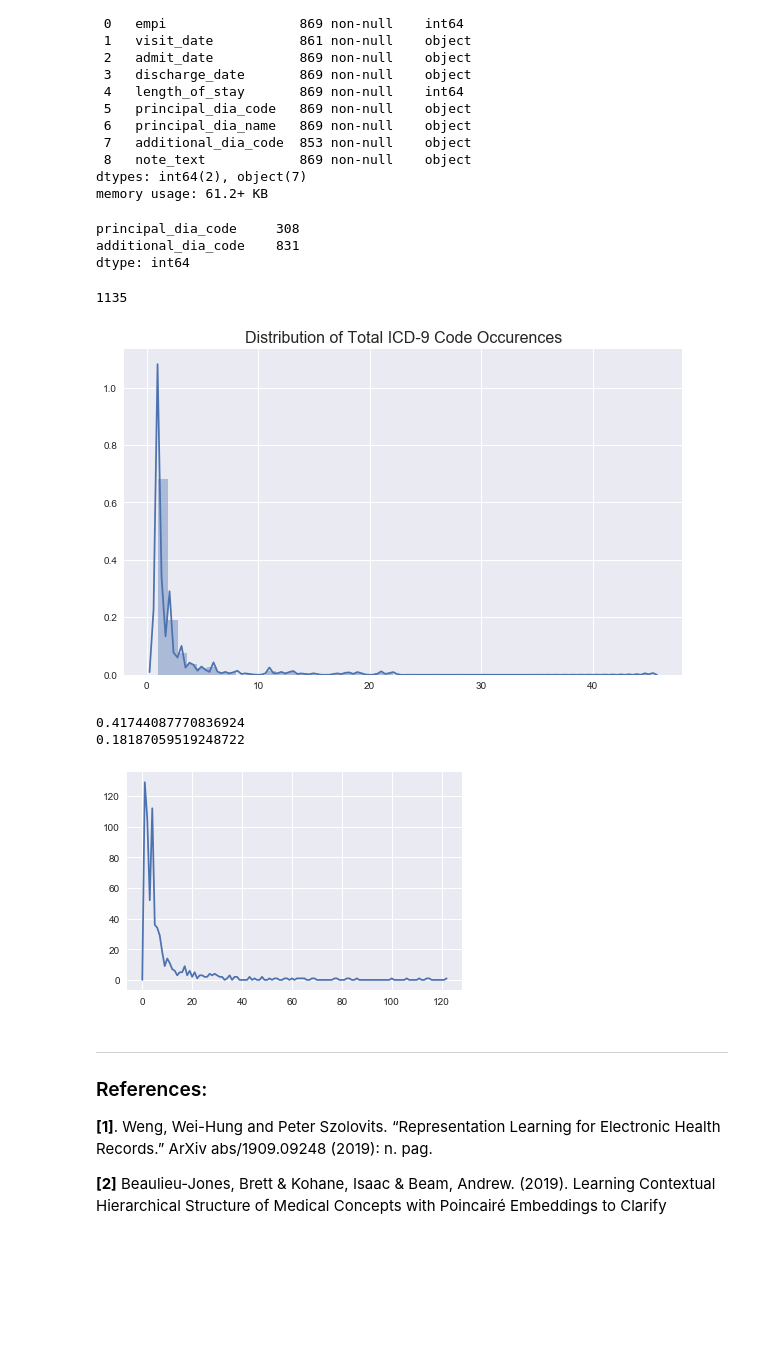
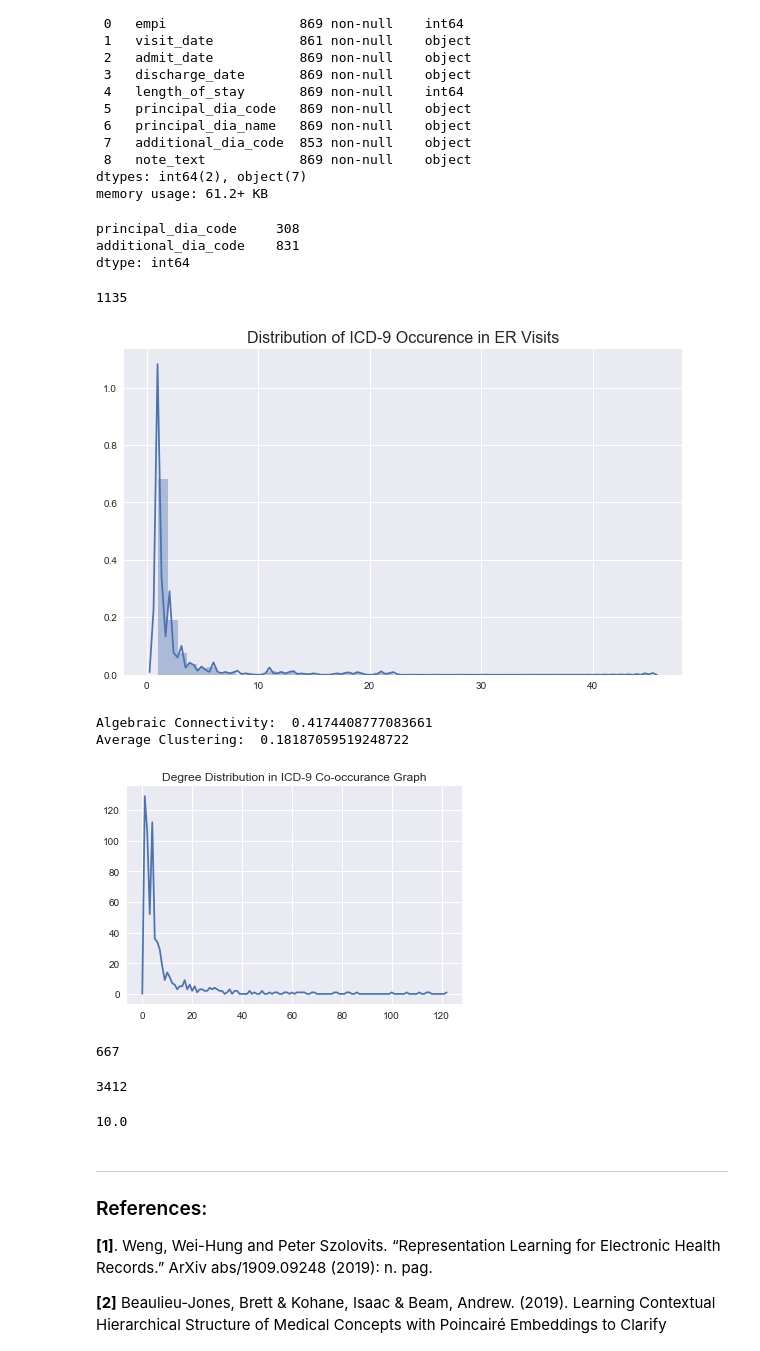
Before and after one commit to drewwilimitis/Hyperbolic-ICD-Embeddings-MIMIC3, a Jupyter notebook: hyperbolic_embedding_ICD9.ipynb, the cells around one changed output. Drawn from its saved outputs; the diff is of its cells as text; code cells hidden in the pictures; blank space fills up the shorter version.

```diff
--- a/hyperbolic_embedding_ICD9.ipynb
+++ b/hyperbolic_embedding_ICD9.ipynb
@@ -685,34 +686,56 @@ diagnoses.columns = ['icd_code', 'occurences']
 ed_notes[['principal_dia_code', 'additional_dia_code']].nunique()
 len(np.unique(ed_notes.dropna()[['principal_dia_code', 'additional_dia_code']].values))
 _ = plt.figure(figsize=(10,6))
-_ = plt.title('Distribution of Total ICD-9 Code Occurences', size=16)
+_ = plt.title('Distribution of ICD-9 Occurence in ER Visits', size=16)
 _ = sns.distplot(diagnoses.occurences.values)
 # %% [output]
 principal_dia_code     308
 additional_dia_code    831
 dtype: int64
 1135
-[figure, old version]
+[figure, new version]
 # %%
+# define edge pairs from secondary codes to primary icd code
 edges = []
 for i in range(len(ed_notes)):
     if ed_notes.iloc[i].isna().sum() > 0:
         continue
     primary_code = ed_notes.principal_dia_code[i]
     if ',' in ed_notes.additional_dia_code[i]:
         secondary_codes = ed_notes.additional_dia_code[i].split(",")
         for code in secondary_codes:
             edges.append([code, primary_code])
     else:
         edges.append([ed_notes.additional_dia_code[i], primary_code])
 G = nx.Graph(edges)
-print(nx.algebraic_connectivity(G))
-print(nx.average_clustering(G))
-plt.plot(nx.degree_histogram(G));
+print('Algebraic Connectivity: ', nx.algebraic_connectivity(G))
+print('Average Clustering: ', nx.average_clustering(G))
+plt.plot(nx.degree_histogram(G))
+plt.title('Degree Distribution in ICD-9 Co-occurance Graph');
 # %% [output]
-0.41744087770836924
-0.18187059519248722
+Algebraic Connectivity:  0.4174408777083661
+Average Clustering:  0.18187059519248722
-[figure, old version]
+[figure, new version]
+# %%
+# get unique icd codes
+node_list = []
+add_codes = np.array(ed_notes['additional_dia_code'].dropna().apply(lambda x: x.split(',') if ',' in x else x))
+for l in add_codes:
+    node_list += l
+nodes = list(set(node_list).union(list(np.ravel(np.array(ed_notes['principal_dia_code'].values)))))
+len(nodes)
+len(edges)
+# %% [output]
+667
+3412
+# %%
+# define a co-occurence matrix where M[i,j] gives total co-occurences between nodes i,j
+M = np.zeros((667, 667))
+node_to_index = dict(zip(nodes, np.arange(len(nodes))))
+for e in edges:
+    M[node_to_index[e[0]], node_to_index[e[1]]] += 1
+# %% [output]
+10.0
 # %% [markdown]
 ___
 ### References: <br>
```
Also changed, not shown: parts of 1 cell of this notebook.
